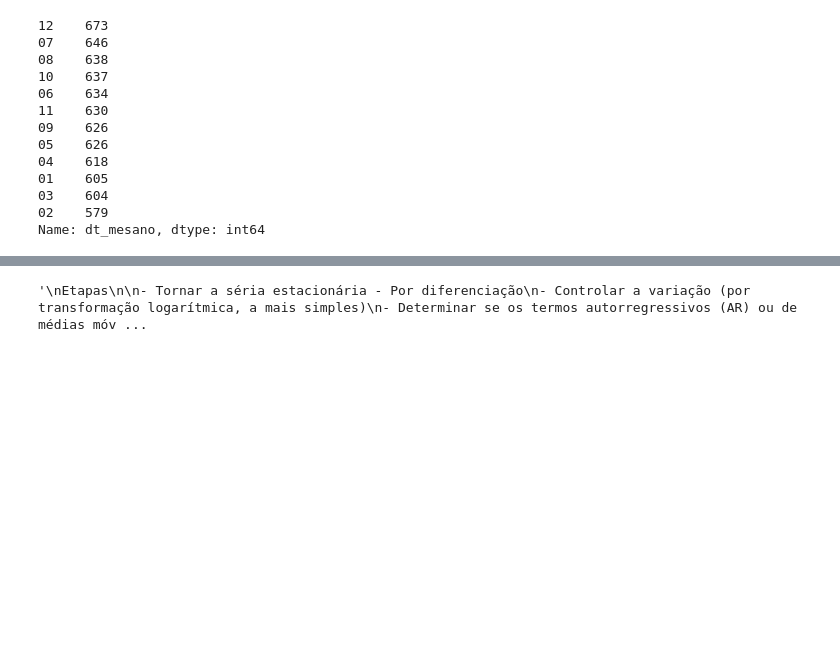
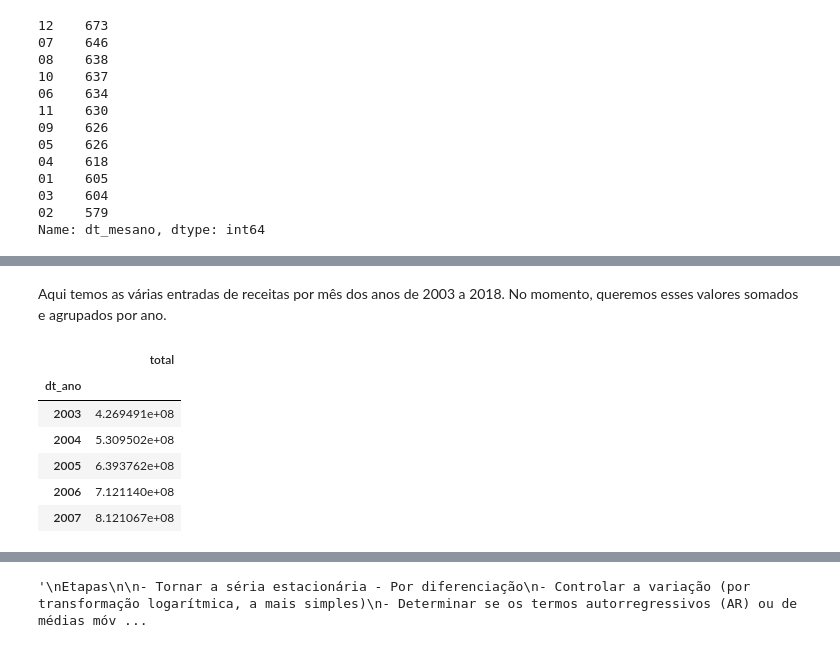
Before and after one commit to irbraga/data-science, a Jupyter notebook: tcc-puc-minas/notebooks/[TCC] Séries Temporais de Receitas Orçamentárias da Prefeitura Municipal de João Pessoa e Predição de Valores Orçamentários.ipynb, the cells around one changed output, grey strips where cells are left out. Saved outputs shown, nothing was run; the diff lists cells and outputs as text; code cells hidden in the pictures; blank space fills up the shorter version.

```diff
--- a/tcc-puc-minas/notebooks/[TCC] Séries Temporais Orçamentárias Municipal e Predição Orçamentária.ipynb
+++ b/tcc-puc-minas/notebooks/[TCC] Séries Temporais de Receitas Orçamentárias da Prefeitura Municipal de João Pessoa e Predição de Valores Orçamentários.ipynb
@@ -298,0 +181,2 @@ plt.show()
+# %% [markdown]
+Aqui temos as várias entradas de receitas por mês dos anos de 2003 a 2018. No momento, queremos esses valores somados e agrupados por ano.
@@ -298,0 +191,12 @@ plt.show()
+# %%
+# Definindo o ano como índice
+receitas_por_ano.set_index('dt_ano',inplace=True)
+receitas_por_ano.head()
+# %% [output]
+|  | total |
+| dt_ano |  |
+| 2003 | 4.269491e+08 |
+| 2004 | 5.309502e+08 |
+| 2005 | 6.393762e+08 |
+| 2006 | 7.121140e+08 |
+| 2007 | 8.121067e+08 |
```
Also changed, not shown: parts of 59 cells of this notebook.
